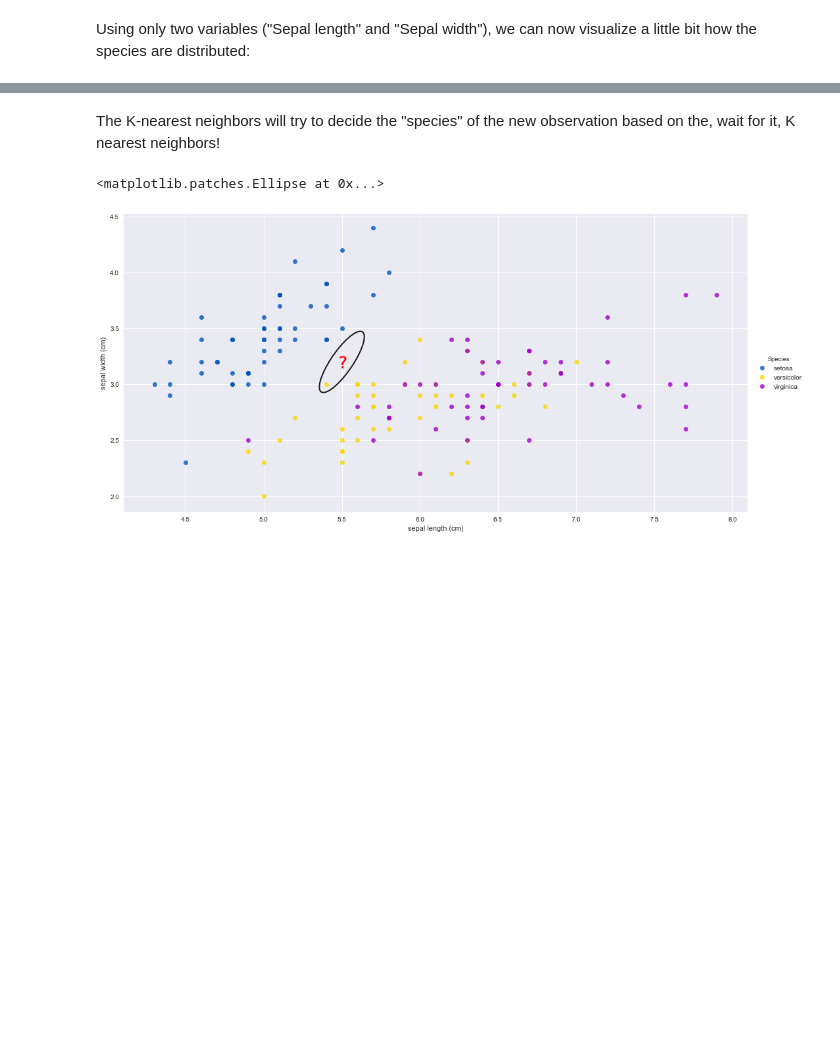
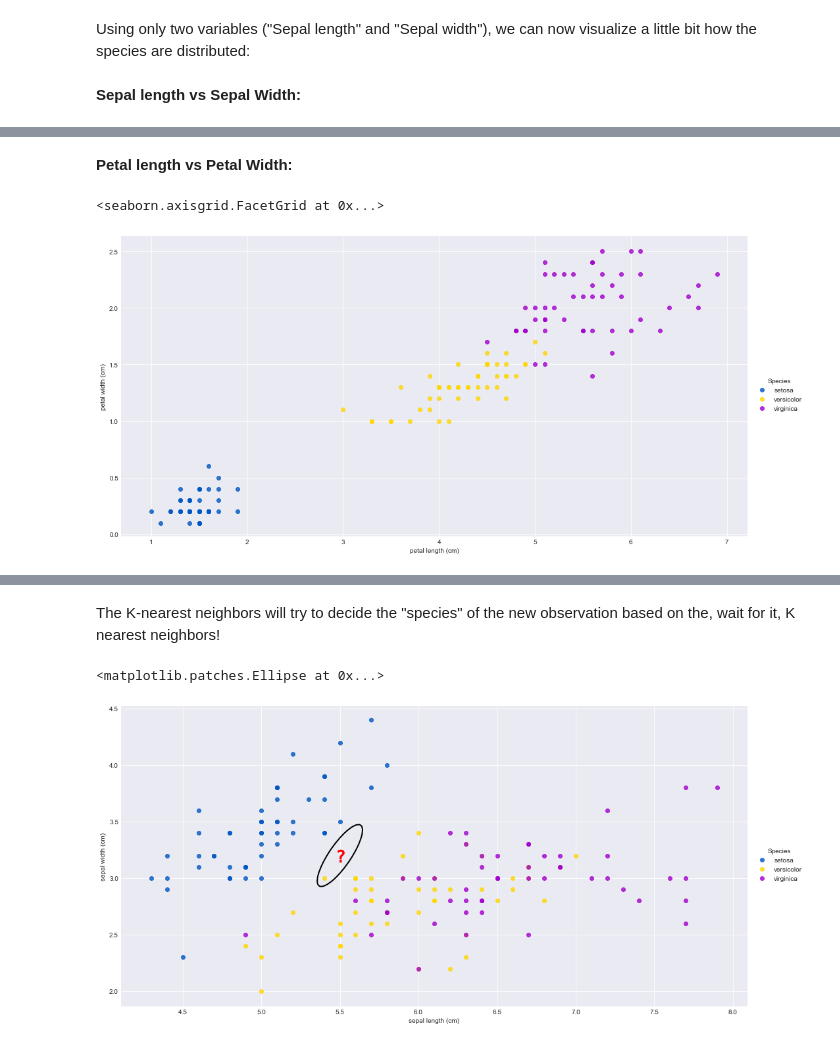
Before and after one commit to snyderjamie/ds-class-8-classification, a Jupyter notebook: 1. Classification Overview.ipynb, the cells around one changed output, grey strips where cells are left out. Cells and saved outputs as stored; diff of their text form; code cells hidden in the pictures; blank space fills up the shorter version.

```diff
--- a/1. Classification Overview.ipynb
+++ b/1. Classification Overview.ipynb
@@ -85,5 +88,7 @@ df.head()
 # %% [markdown]
 Using only two variables ("Sepal length" and "Sepal width"), we can now visualize a little bit how the species are distributed:
+# %% [markdown]
+**Sepal length vs Sepal Width:**
 # %%
 sns.lmplot(
     x="sepal length (cm)", y="sepal width (cm)", data=df,
@@ -92,6 +97,16 @@ sns.lmplot(
 # %% [output]
 <seaborn.axisgrid.FacetGrid at 0x...>
 [figure]
+# %% [markdown]
+**Petal length vs Petal Width:**
+# %%
+sns.lmplot(
+    x="petal length (cm)", y="petal width (cm)", data=df,
+    size=7, aspect=2,
+    fit_reg=False, hue='Species', legend=True, palette='prism')
+# %% [output]
+<seaborn.axisgrid.FacetGrid at 0x...>
+[figure, added]
 # %% [markdown]
 Using only the sepal, we can see that there's a clear boundary between "Setosas" and the rest ("Versicolor" and "Virginica").
 
```
Also changed, not shown: parts of 16 cells of this notebook, 2 other files.
